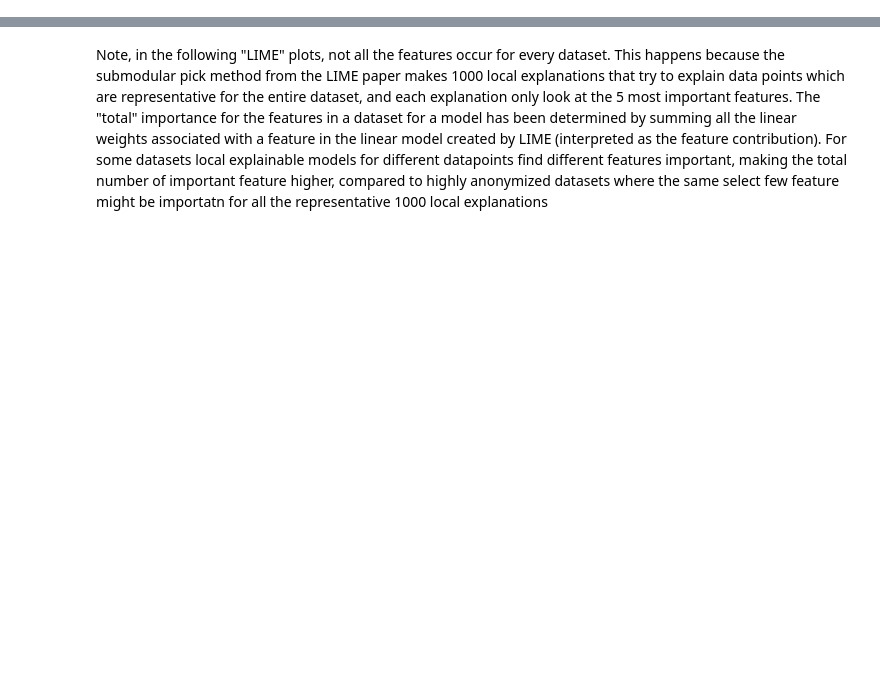
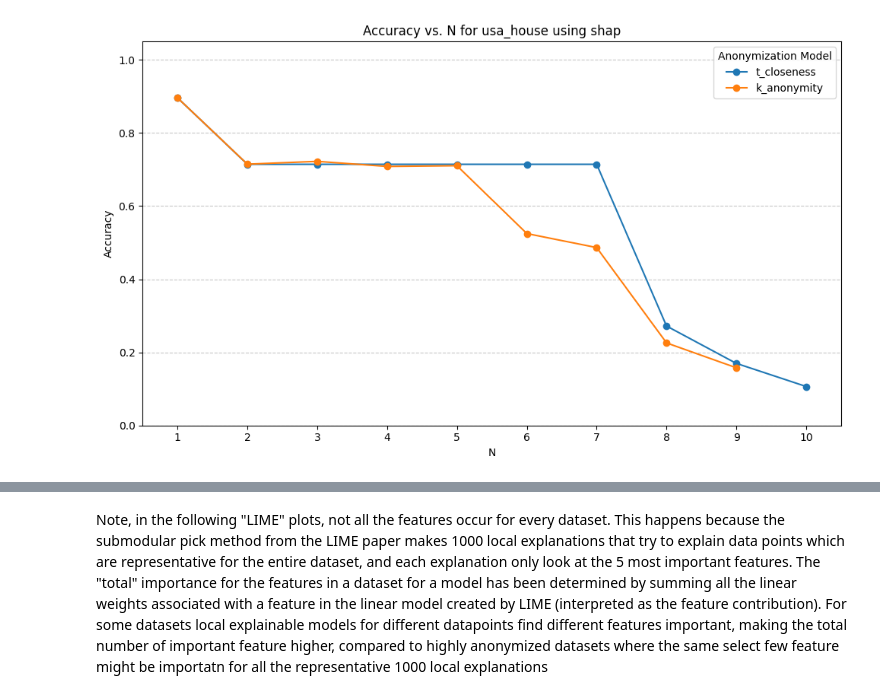
Before and after one commit to Zak9O/Masking-Effects-on-XAI-Techniques, a Jupyter notebook: notebooks/Comparison_Analysis.ipynb, the cells around one changed output, grey strips where cells are left out. Cells and saved outputs as stored; diff of their text form; code cells hidden in the pictures; blank space fills up the shorter version.

Commit message:
Updated plots

```diff
--- a/notebooks/Comparison_Analysis.ipynb
+++ b/notebooks/Comparison_Analysis.ipynb
@@ -6,0 +10,5 @@ import matplotlib.pyplot as plt
+# %%
+usa_house = plot_creator.Comparer("usa_house", "..", ["l", "a"])
+usa_house.plot_accuracy("shap")
+# %% [output]
+[figure, added]
```
Also changed, not shown: parts of 5 cells of this notebook, 1 other file.
